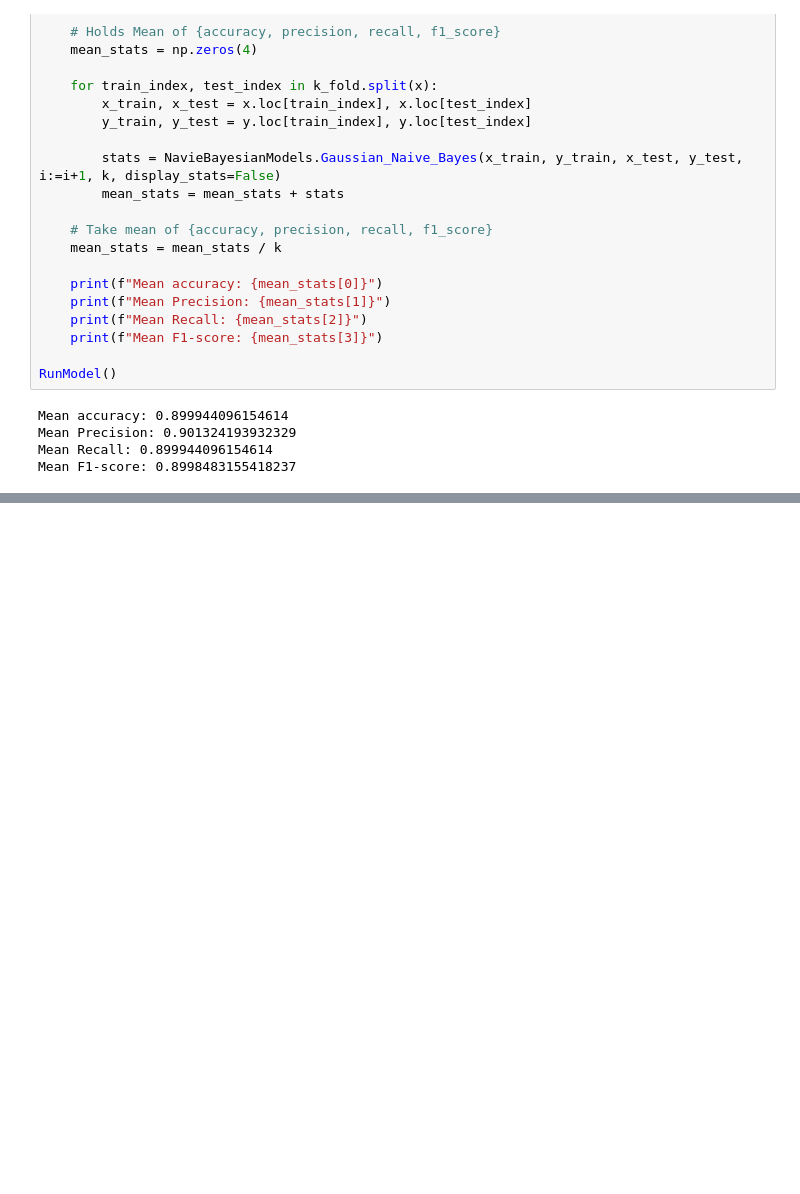
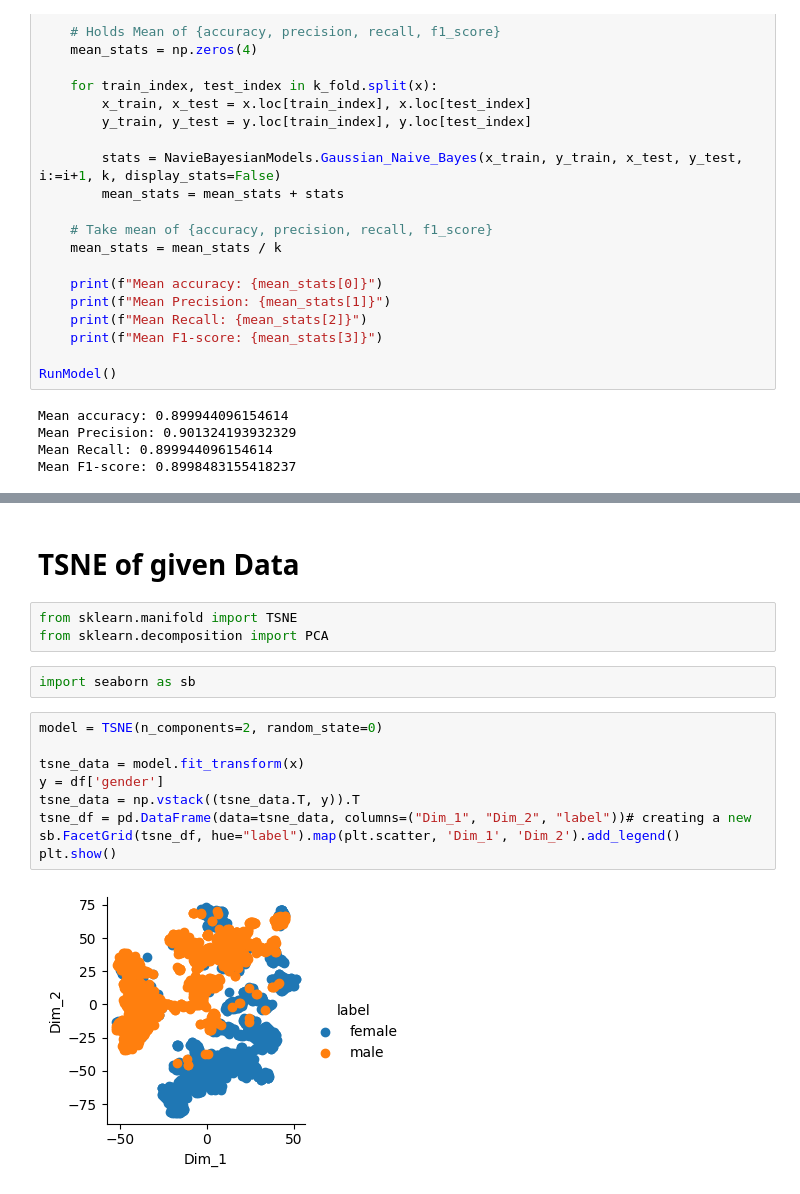
Before and after one commit to devKhush/Machine-Learning-Project-Gender-Recognition-From-Voice, a Jupyter notebook: src/test.ipynb, the cells around one changed output, grey strips where cells are left out. Cells and saved outputs as stored; diff of their text form; blank space fills up the shorter version.

Commit message:
TSNE Done

```diff
--- a/src/test.ipynb
+++ b/src/test.ipynb
@@ -108,0 +183,18 @@ Mean F1-score: 0.8998483155418237
+# %% [markdown]
+# TSNE of given Data
+# %%
+from sklearn.manifold import TSNE
+from sklearn.decomposition import PCA
+# %%
+import seaborn as sb
+# %%
+model = TSNE(n_components=2, random_state=0)
+
+tsne_data = model.fit_transform(x)
+y = df['gender']
+tsne_data = np.vstack((tsne_data.T, y)).T
+tsne_df = pd.DataFrame(data=tsne_data, columns=("Dim_1", "Dim_2", "label"))# creating a new
+sb.FacetGrid(tsne_df, hue="label").map(plt.scatter, 'Dim_1', 'Dim_2').add_legend()
+plt.show()
+# %% [output]
+[figure, added]
```
Also changed, not shown: parts of 12 cells of this notebook.
